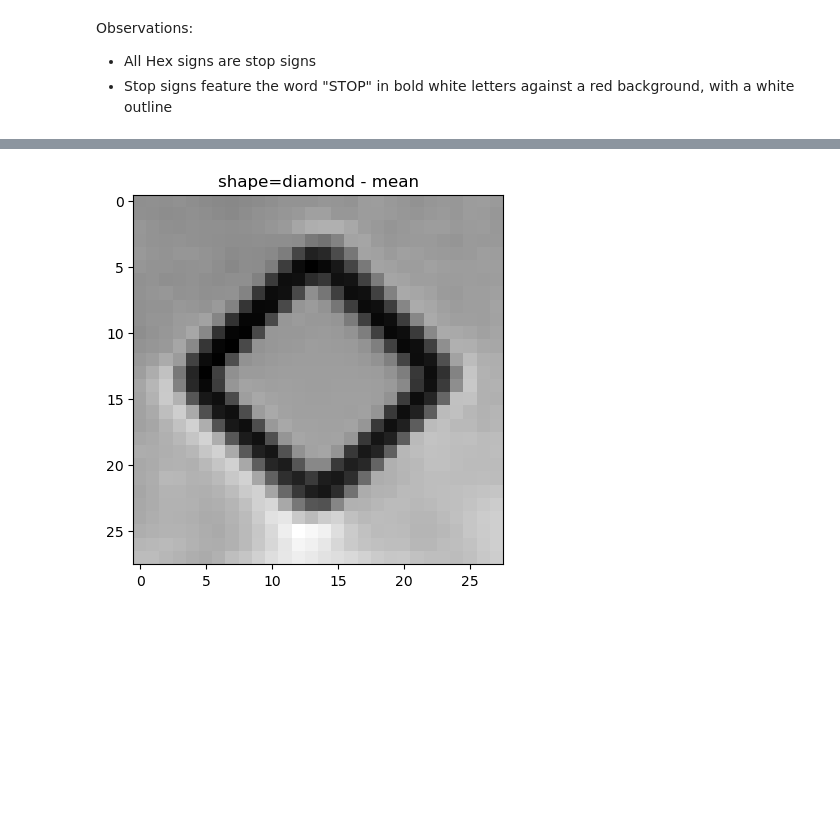
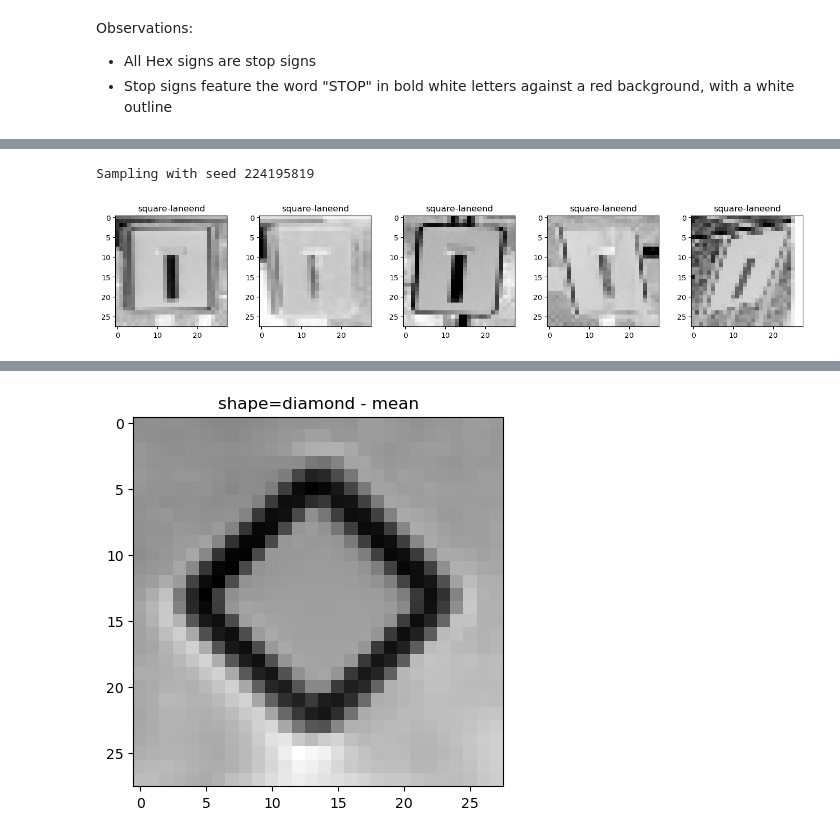
Before and after one commit to ItsThatBlackKid/ml-a2, a Jupyter notebook: s3788996.ipynb, the cells around one changed output, grey strips where cells are left out. Saved outputs shown, nothing was run; the diff lists cells and outputs as text; code cells hidden in the pictures; blank space fills up the shorter version.

```diff
--- a/s3788996.ipynb
+++ b/s3788996.ipynb
@@ -433,0 +449,5 @@ Observations:
+# %%
+sample_by_signtype('laneend')
+# %% [output]
+Sampling with seed 224195819
+[figure, added]
```
Also changed, not shown: parts of 8 cells of this notebook.
